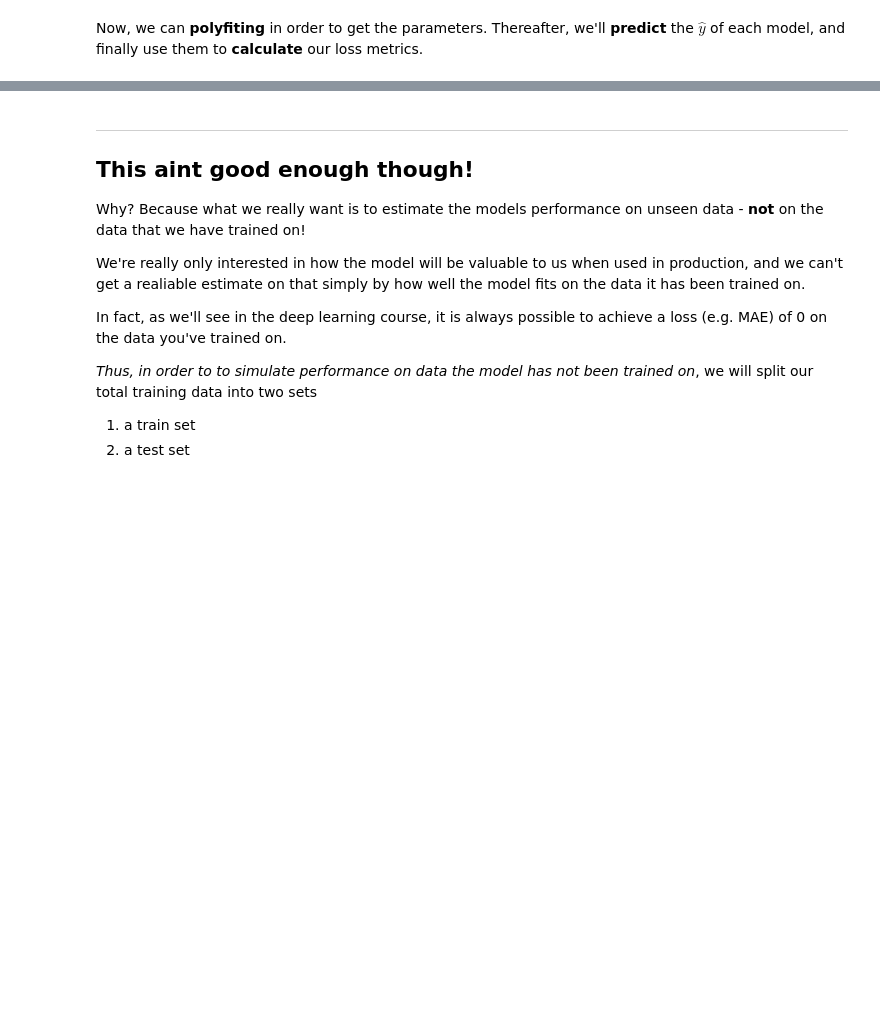
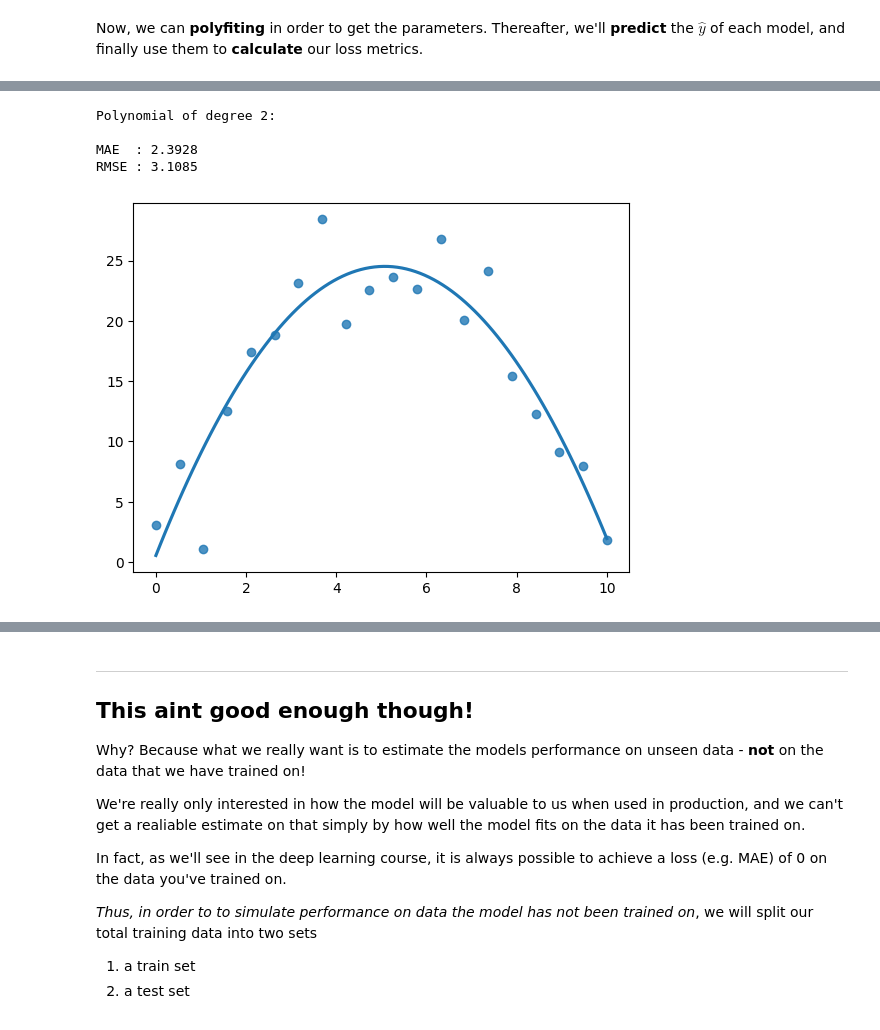
Before and after one commit to aleylani/Machine-Learning-AI24, a Jupyter notebook: notebooks/week1_lab03_train_test_split.ipynb, the cells around one changed output, grey strips where cells are left out. Drawn from its saved outputs; the diff is of its cells as text; code cells hidden in the pictures; blank space fills up the shorter version.

```diff
--- a/notebooks/week1_lab03_train_test_split.ipynb
+++ b/notebooks/week1_lab03_train_test_split.ipynb
@@ -166,17 +181,25 @@ print('RMSE :', linear_model_RMSE)
 # %%
 # degree 2
 
 w2, w1, b = np.polyfit(x_vals, y_vals, deg=2)
 
 y_hats_polynomial_model_degree_2 = np.array([polynomial_model_degree_2(x, w2, w1, b) for x in x_vals])
 
 print('Polynomial of degree 2:', end='\n\n')
 
 polynomial_model_degree_2_MAE = MAE(y_vals, y_hats_polynomial_model_degree_2)
 polynomial_model_degree_2_RMSE = RMSE(y_vals, y_hats_polynomial_model_degree_2)
 
 print('MAE  :', polynomial_model_degree_2_MAE)
 print('RMSE :', polynomial_model_degree_2_RMSE)
+
+sns.regplot(x=x_vals, y=y_vals, order=2, ci=None);
+# %% [output]
+Polynomial of degree 2:
+
+MAE  : 2.3928
+RMSE : 3.1085
+[figure, added]
 # %%
 # degree 12
 
```
Also changed, not shown: parts of 19 cells of this notebook.
